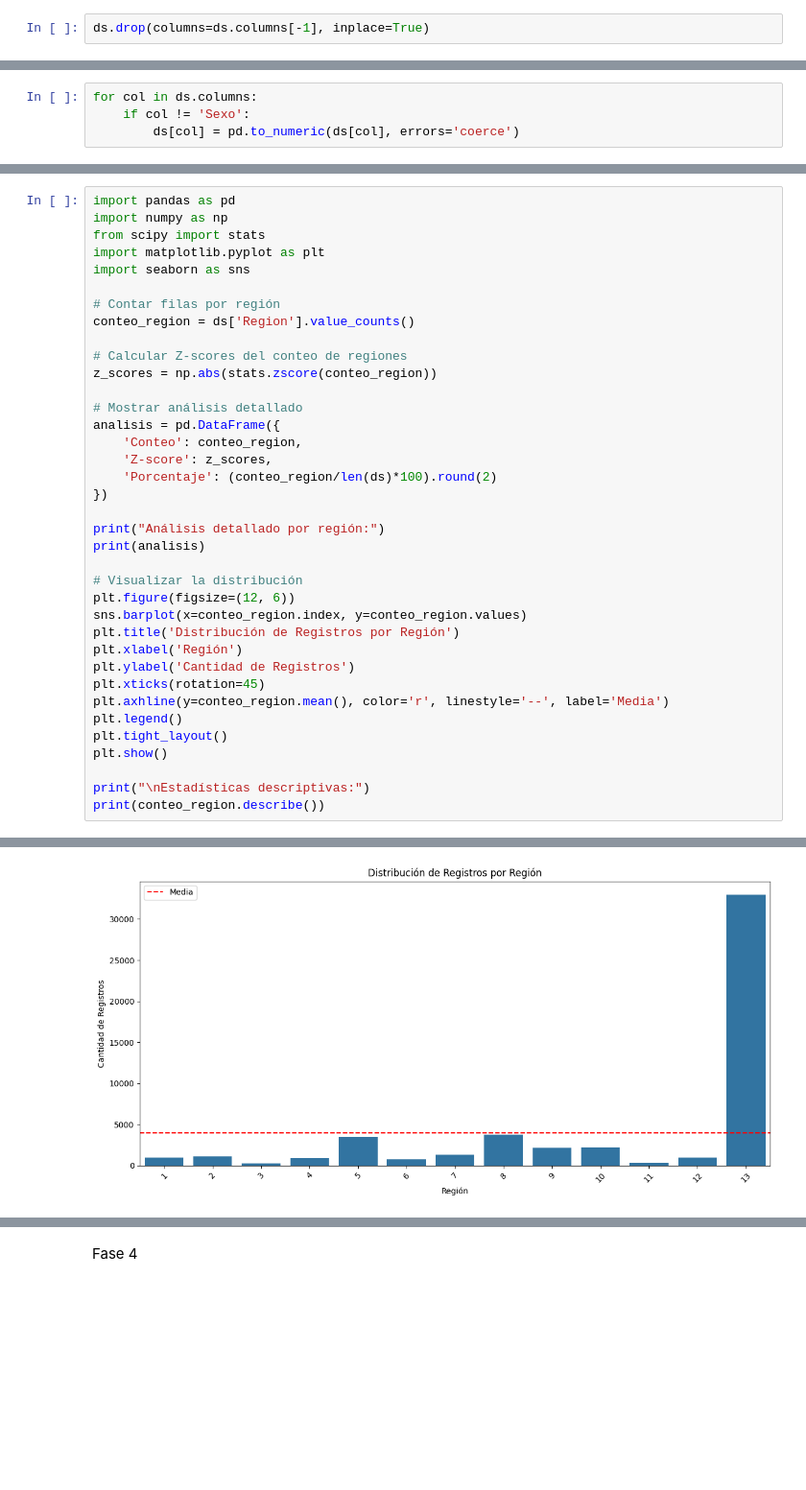
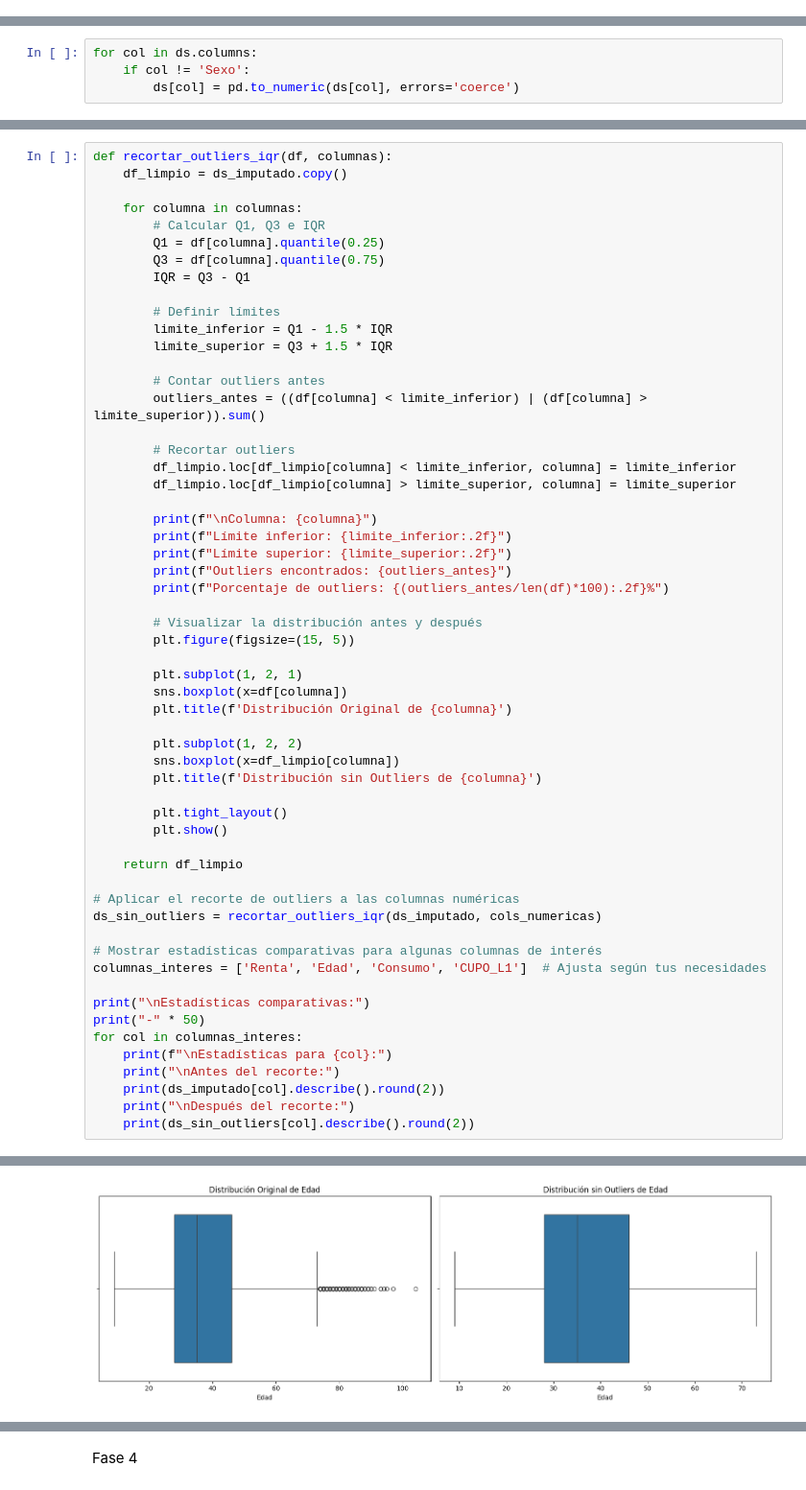
Before and after one commit to Andresilvampuero/monopoly, a Jupyter notebook: monopoly/notebooks/Monopoly.ipynb, the cells around one changed output, grey strips where cells are left out. Shown at 96% size. Drawn from its saved outputs; the diff is of its cells as text; blank space fills up the shorter version.

```diff
--- a/monopoly/notebooks/Monopoly.ipynb
+++ b/monopoly/notebooks/Monopoly.ipynb
@@ -192,8 +178,6 @@ Analysis of nan:
  - Median: 0.00
 # %% [markdown]
 Fase 3: Data Preparation
-# %%
-ds.drop(columns=ds.columns[-1], inplace=True)
 # %%
 columnas_deseadas = [
     'Id', 'Region', 'Renta', 'Sexo', 'Subsegmento', 'Edad',
@@ -313,38 +530,58 @@ Porcentaje de registros eliminados: 64.43%
 # %%
-import pandas as pd
-import numpy as np
-from scipy import stats
-import matplotlib.pyplot as plt
-import seaborn as sns
+def recortar_outliers_iqr(df, columnas):
+    df_limpio = ds_imputado.copy()
 
-# Contar filas por región
-conteo_region = ds['Region'].value_counts()
+    for columna in columnas:
+        # Calcular Q1, Q3 e IQR
+        Q1 = df[columna].quantile(0.25)
+        Q3 = df[columna].quantile(0.75)
+        IQR = Q3 - Q1
 
-# Calcular Z-scores del conteo de regiones
-z_scores = np.abs(stats.zscore(conteo_region))
+        # Definir límites
+        limite_inferior = Q1 - 1.5 * IQR
+        limite_superior = Q3 + 1.5 * IQR
 
-# Mostrar análisis detallado
-analisis = pd.DataFrame({
-    'Conteo': conteo_region,
-    'Z-score': z_scores,
-    'Porcentaje': (conteo_region/len(ds)*100).round(2)
-})
+        # Contar outliers antes
+        outliers_antes = ((df[columna] < limite_inferior) | (df[columna] > limite_superior)).sum()
 
-print("Análisis detallado por región:")
-print(analisis)
+        # Recortar outliers
+        df_limpio.loc[df_limpio[columna] < limite_inferior, columna] = limite_inferior
+        df_limpio.loc[df_limpio[columna] > limite_superior, columna] = limite_superior
 
-# Visualizar la distribución
-plt.figure(figsize=(12, 6))
-sns.barplot(x=conteo_region.index, y=conteo_region.values)
-plt.title('Distribución de Registros por Región')
-plt.xlabel('Región')
-plt.ylabel('Cantidad de Registros')
-plt.xticks(rotation=45)
-plt.axhline(y=conteo_region.mean(), color='r', linestyle='--', label='Media')
-plt.legend()
-plt.tight_layout()
-plt.show()
+        print(f"\nColumna: {columna}")
+        print(f"Límite inferior: {limite_inferior:.2f}")
+        print(f"Límite superior: {limite_superior:.2f}")
+        print(f"Outliers encontrados: {outliers_antes}")
+        print(f"Porcentaje de outliers: {(outliers_antes/len(df)*100):.2f}%")
 
-print("\nEstadísticas descriptivas:")
-print(conteo_region.describe())
+        # Visualizar la distribución antes y después
+        plt.figure(figsize=(15, 5))
+
+        plt.subplot(1, 2, 1)
+        sns.boxplot(x=df[columna])
+        plt.title(f'Distribución Original de {columna}')
+
+        plt.subplot(1, 2, 2)
+        sns.boxplot(x=df_limpio[columna])
+        plt.title(f'Distribución sin Outliers de {columna}')
+
+        plt.tight_layout()
+        plt.show()
+
+    return df_limpio
+
+# Aplicar el recorte de outliers a las columnas numéricas
+ds_sin_outliers = recortar_outliers_iqr(ds_imputado, cols_numericas)
+
+# Mostrar estadísticas comparativas para algunas columnas de interés
+columnas_interes = ['Renta', 'Edad', 'Consumo', 'CUPO_L1']  # Ajusta según tus necesidades
+
+print("\nEstadísticas comparativas:")
+print("-" * 50)
+for col in columnas_interes:
+    print(f"\nEstadísticas para {col}:")
+    print("\nAntes del recorte:")
+    print(ds_imputado[col].describe().round(2))
+    print("\nDespués del recorte:")
+    print(ds_sin_outliers[col].describe().round(2))
 # %% [output]
@@ -367,2 +593,2 @@ Region
 [interactive output not drawn]
-[figure, old version]
+[figure, new version]
```
Also changed, not shown: parts of 17 cells of this notebook.
